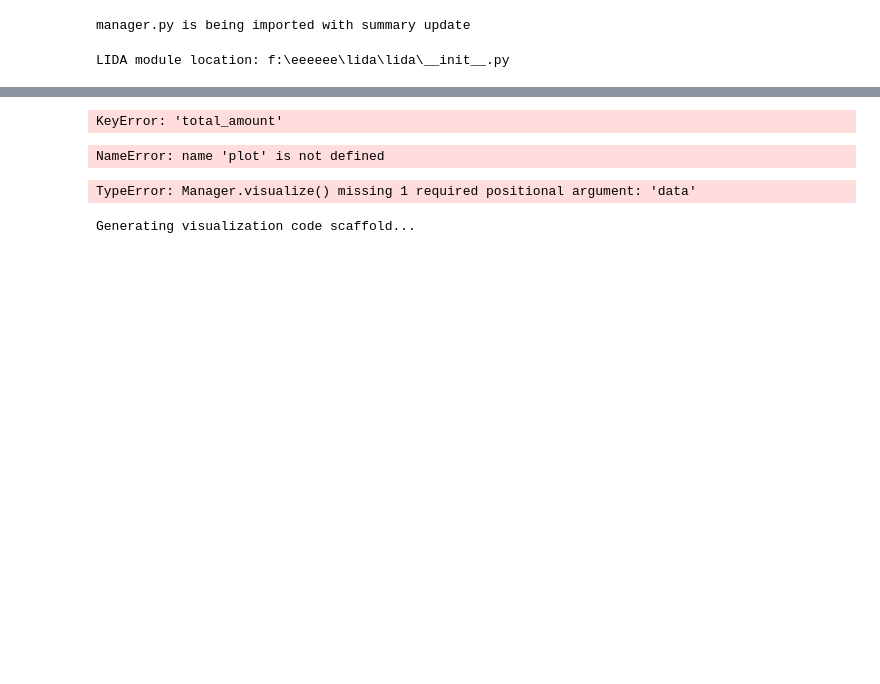
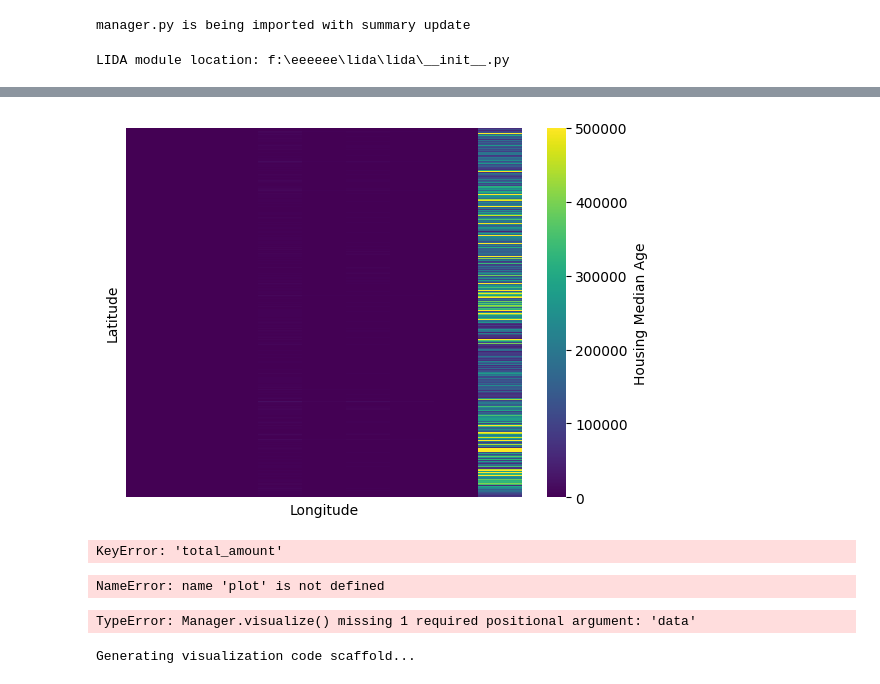
Before and after one commit to Raijin-ZD/lida, a Jupyter notebook: LidaTestingAfterDask_Datashader (1).ipynb, the cells around one changed output, grey strips where cells are left out. Drawn from its saved outputs; the diff is of its cells as text; code cells hidden in the pictures; blank space fills up the shorter version.

```diff
--- a/LidaTestingAfterDask_Datashader (1).ipynb
+++ b/LidaTestingAfterDask_Datashader (1).ipynb
@@ -240,3 +337,23 @@ chart = plot(data)
+# %%
+import seaborn as sns
+import matplotlib.pyplot as plt
+
+# Assuming 'data' is your DataFrame
+
+# Create a heatmap
+sns.heatmap(data=df,
+            xticklabels=False, yticklabels=False,
+            cmap="viridis",
+            cbar_kws={'label': 'Housing Median Age'})
+
+# Set labels for x and y axes
+plt.xlabel('Longitude')
+plt.ylabel('Latitude')
+
+# Show the plot
+plt.show()
+# %% [output]
+[figure, added]
 # %%
 import seaborn as sns
 import matplotlib.pyplot as plt
```
Also changed, not shown: parts of 13 cells of this notebook, 3 other files.
